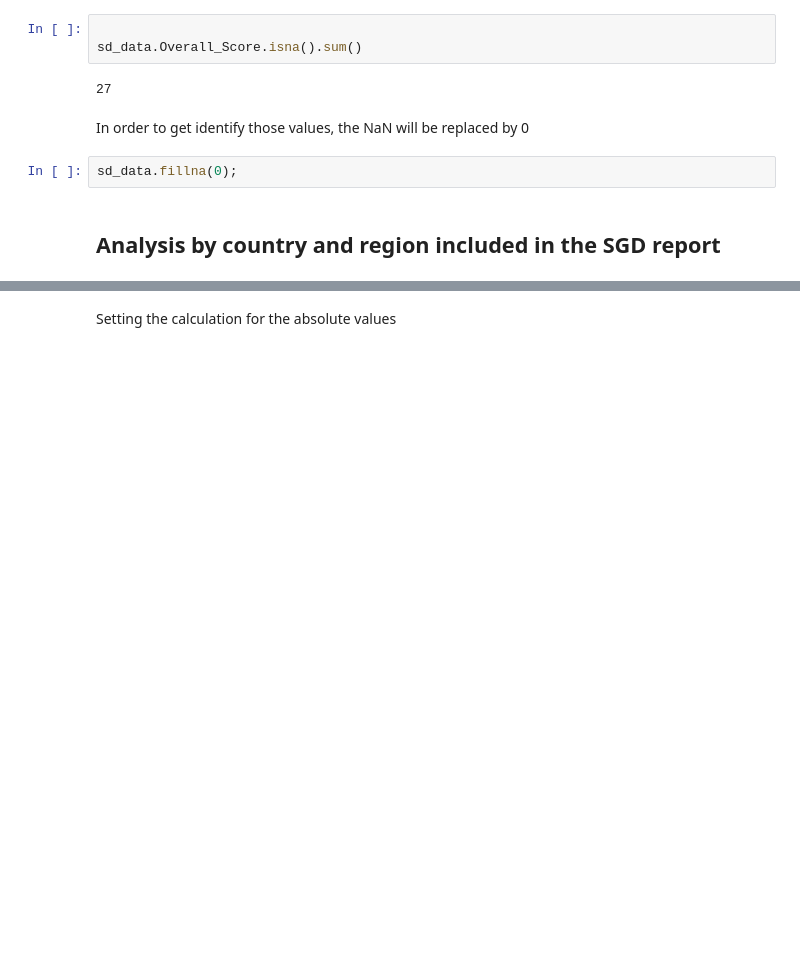
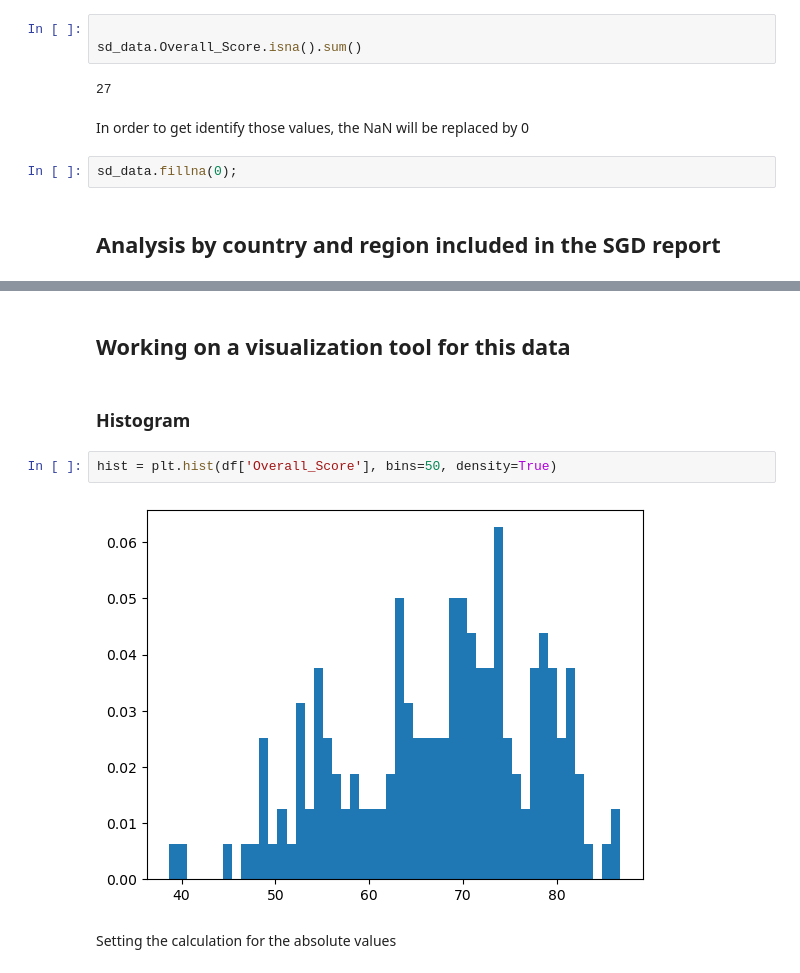
Before and after one commit to orl1289/Sustainable-Development-Goals, a Jupyter notebook: SDG_Country.ipynb, the cells around one changed output, grey strips where cells are left out. Saved outputs shown, nothing was run; the diff lists cells and outputs as text; blank space fills up the shorter version.

```diff
--- a/SDG_Country.ipynb
+++ b/SDG_Country.ipynb
@@ -85,3 +103,11 @@ df.groupby(['Region']).count()
+# %% [markdown]
+## Working on a visualization tool for this data
+# %% [markdown]
+### Histogram
+# %%
+hist = plt.hist(df['Overall_Score'], bins=50, density=True)
+# %% [output]
+[figure, added]
 # %% [markdown]
 Setting the calculation for the absolute values
 # %%
```
Also changed, not shown: parts of 7 cells of this notebook.
